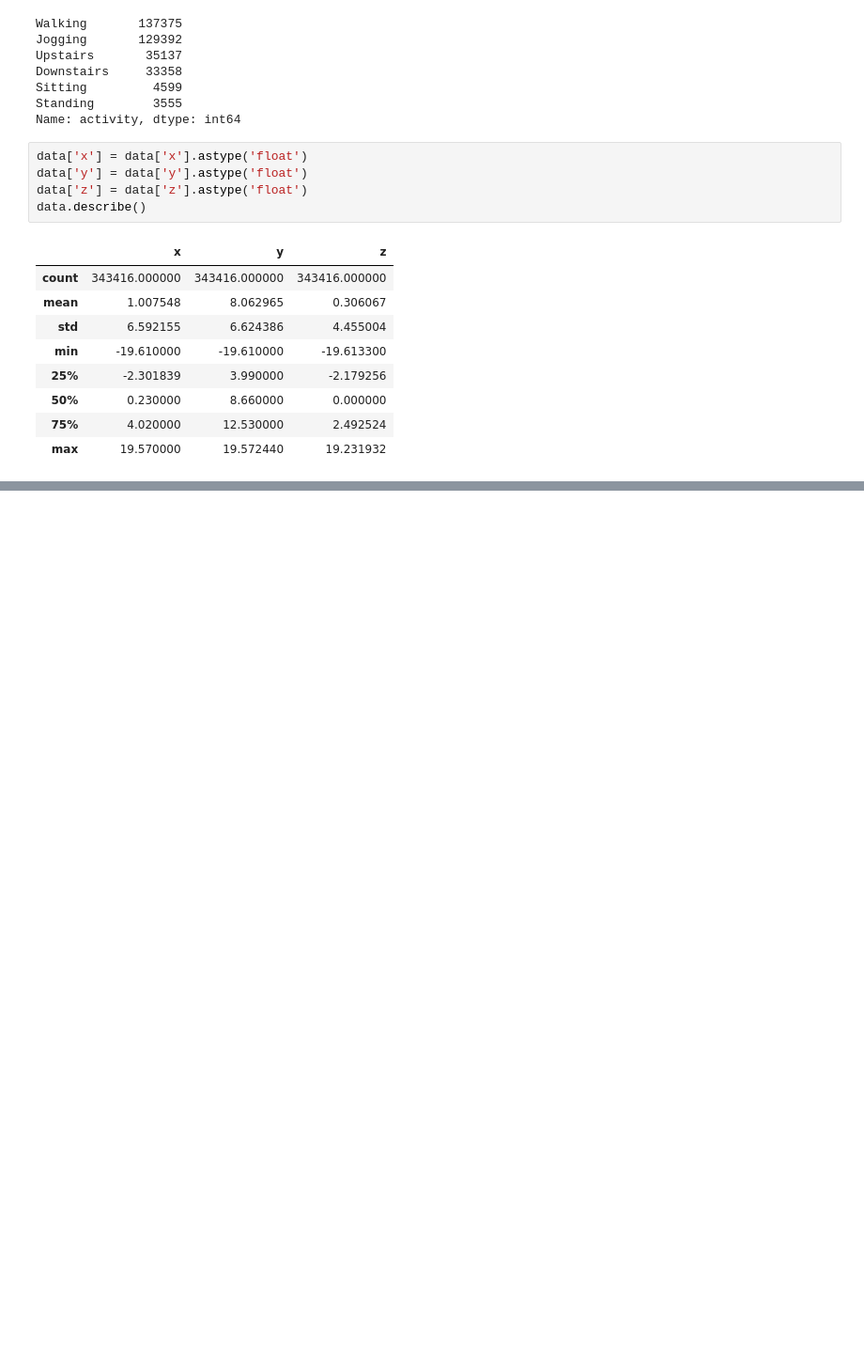
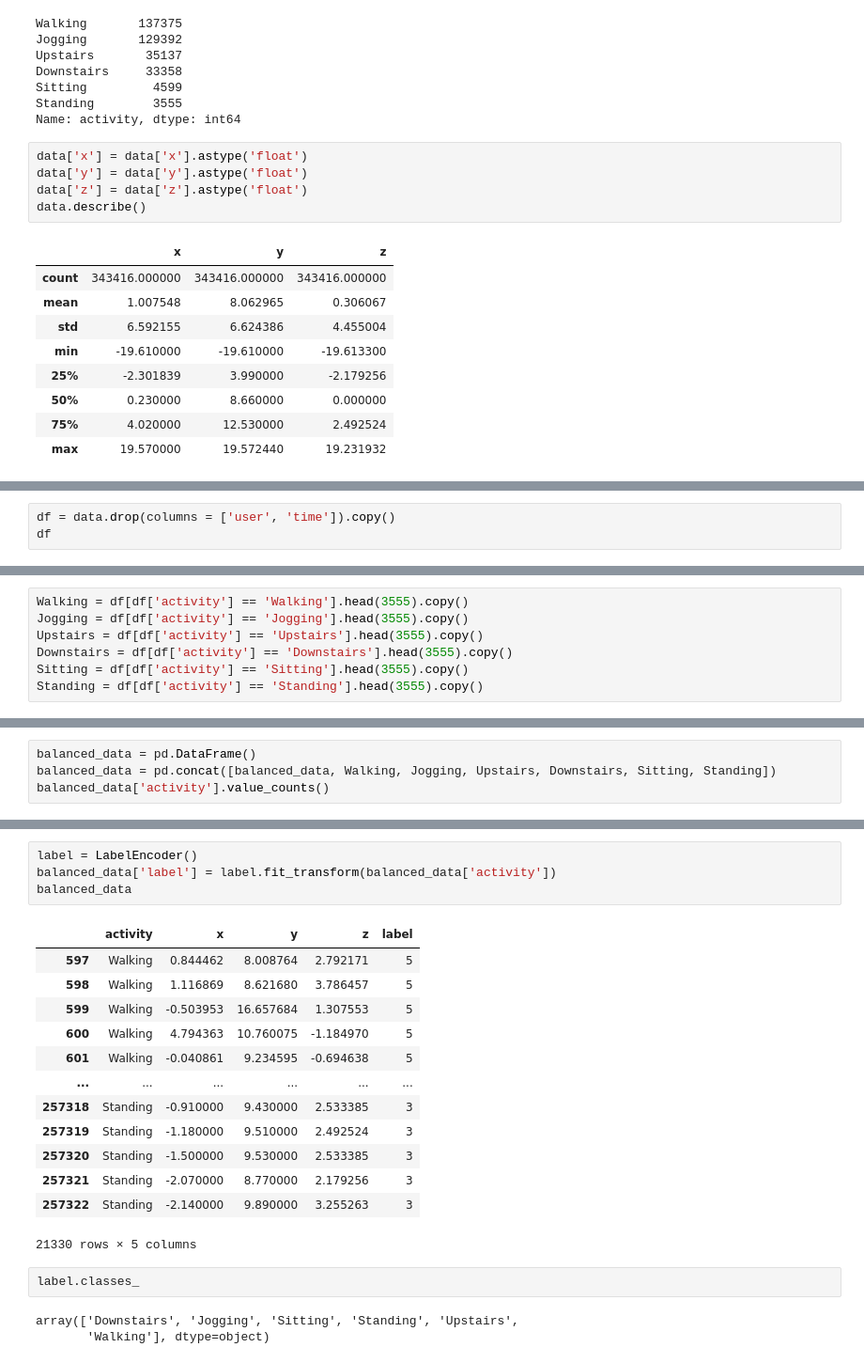
Before and after one commit to therohanchoudhary/Activity-Recognition-DeepLearning, a Jupyter notebook: Notebook.ipynb, the cells around one changed output, grey strips where cells are left out. Shown at 94% size. Saved outputs shown, nothing was run; the diff lists cells and outputs as text; blank space fills up the shorter version.

```diff
--- a/Notebook.ipynb
+++ b/Notebook.ipynb
@@ -131,0 +144,3 @@ def plot_activity(activity, data):
+# %%
+df = data.drop(columns = ['user', 'time']).copy()
+df
@@ -131,0 +171,7 @@ def plot_activity(activity, data):
+# %%
+Walking = df[df['activity'] == 'Walking'].head(3555).copy()
+Jogging = df[df['activity'] == 'Jogging'].head(3555).copy()
+Upstairs = df[df['activity'] == 'Upstairs'].head(3555).copy()
+Downstairs = df[df['activity'] == 'Downstairs'].head(3555).copy()
+Sitting = df[df['activity'] == 'Sitting'].head(3555).copy()
+Standing = df[df['activity'] == 'Standing'].head(3555).copy()
@@ -131,0 +192,4 @@ def plot_activity(activity, data):
+# %%
+balanced_data = pd.DataFrame()
+balanced_data = pd.concat([balanced_data, Walking, Jogging, Upstairs, Downstairs, Sitting, Standing])
+balanced_data['activity'].value_counts()
@@ -131,0 +216,23 @@ def plot_activity(activity, data):
+# %%
+label = LabelEncoder()
+balanced_data['label'] = label.fit_transform(balanced_data['activity'])
+balanced_data
+# %% [output]
+|  | activity | x | y | z | label |
+| 597 | Walking | 0.844462 | 8.008764 | 2.792171 | 5 |
+| 598 | Walking | 1.116869 | 8.621680 | 3.786457 | 5 |
+| 599 | Walking | -0.503953 | 16.657684 | 1.307553 | 5 |
+| 600 | Walking | 4.794363 | 10.760075 | -1.184970 | 5 |
+| 601 | Walking | -0.040861 | 9.234595 | -0.694638 | 5 |
+| ... | ... | ... | ... | ... | ... |
+| 257318 | Standing | -0.910000 | 9.430000 | 2.533385 | 3 |
+| 257319 | Standing | -1.180000 | 9.510000 | 2.492524 | 3 |
+| 257320 | Standing | -1.500000 | 9.530000 | 2.533385 | 3 |
+| 257321 | Standing | -2.070000 | 8.770000 | 2.179256 | 3 |
+| 257322 | Standing | -2.140000 | 9.890000 | 3.255263 | 3 |
+21330 rows × 5 columns
+# %%
+label.classes_
+# %% [output]
+array(['Downstairs', 'Jogging', 'Sitting', 'Standing', 'Upstairs',
+       'Walking'], dtype=object)
```
Also changed, not shown: parts of 21 cells of this notebook.
